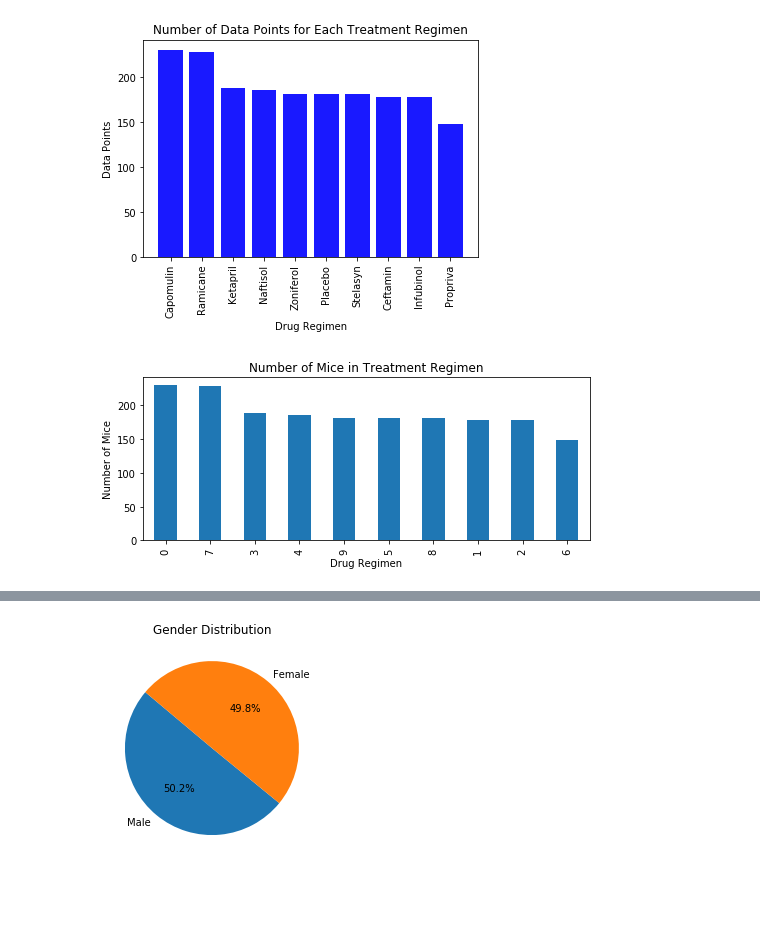
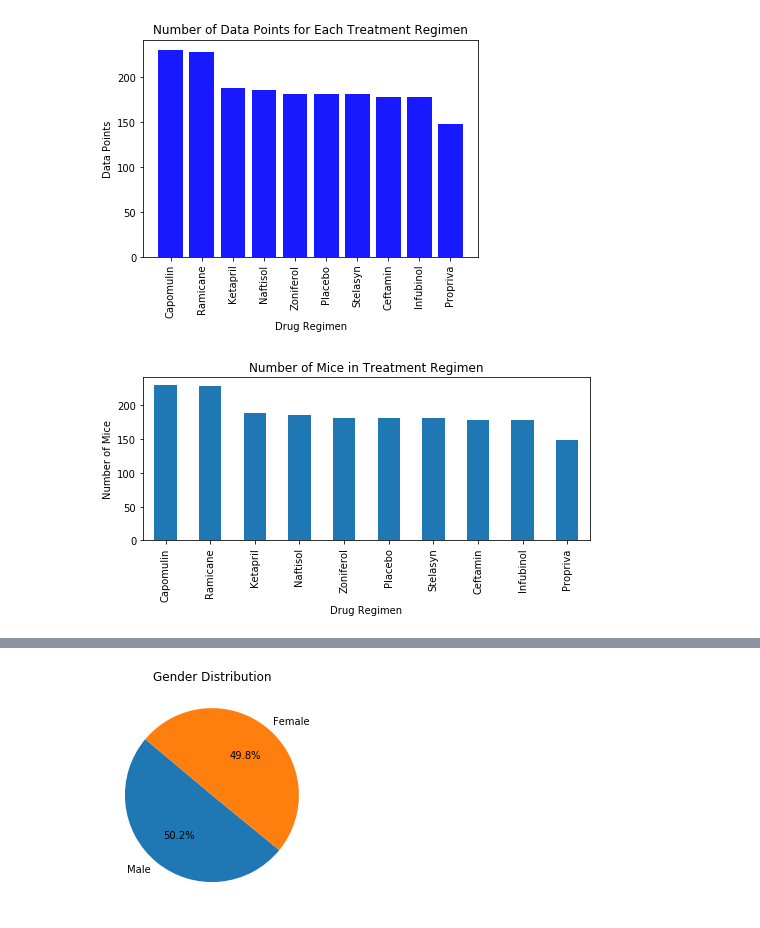
Before and after one commit to kwelter23/matplotlip, a Jupyter notebook: Pymaceuticals/pymaceuticals_starter.ipynb, the cells around one changed output, grey strips where cells are left out. Cells and saved outputs as stored; diff of their text form; code cells hidden in the pictures; blank space fills up the shorter version.

Commit message:
added bar graph tick labels

```diff
--- a/Pymaceuticals/pymaceuticals_starter.ipynb
+++ b/Pymaceuticals/pymaceuticals_starter.ipynb
@@ -176,14 +190,19 @@ plt.show()
 [figure]
 # %%
  # Use Pyplot to generate a bar plot showing the total number of mice treatment in each treatment regimen throughout the course of the study.
-total_mice_regimen_df.plot(kind="bar", figsize=(8,3))
+total_mice_regimen_df.plot(kind="bar",  figsize=(8,3))
+
 plt.title("Number of Mice in Treatment Regimen")
 plt.xlabel("Drug Regimen")
 plt.ylabel("Number of Mice")
 plt.legend().remove()
+positions = (0, 1, 2, 3, 4, 5, 6, 7, 8, 9)
+labels = ("Capomulin", "Ramicane", "Ketapril", "Naftisol", "Zoniferol", "Placebo", "Stelasyn", "Ceftamin", "Infubinol", "Propriva")
+
+plt.xticks(positions, labels)
 
 plt.show()
 # %% [output]
-[figure, old version]
+[figure, new version]
 # %%
 #Total Mice Indexed by Drug
```
Also changed, not shown: parts of 15 cells of this notebook.
